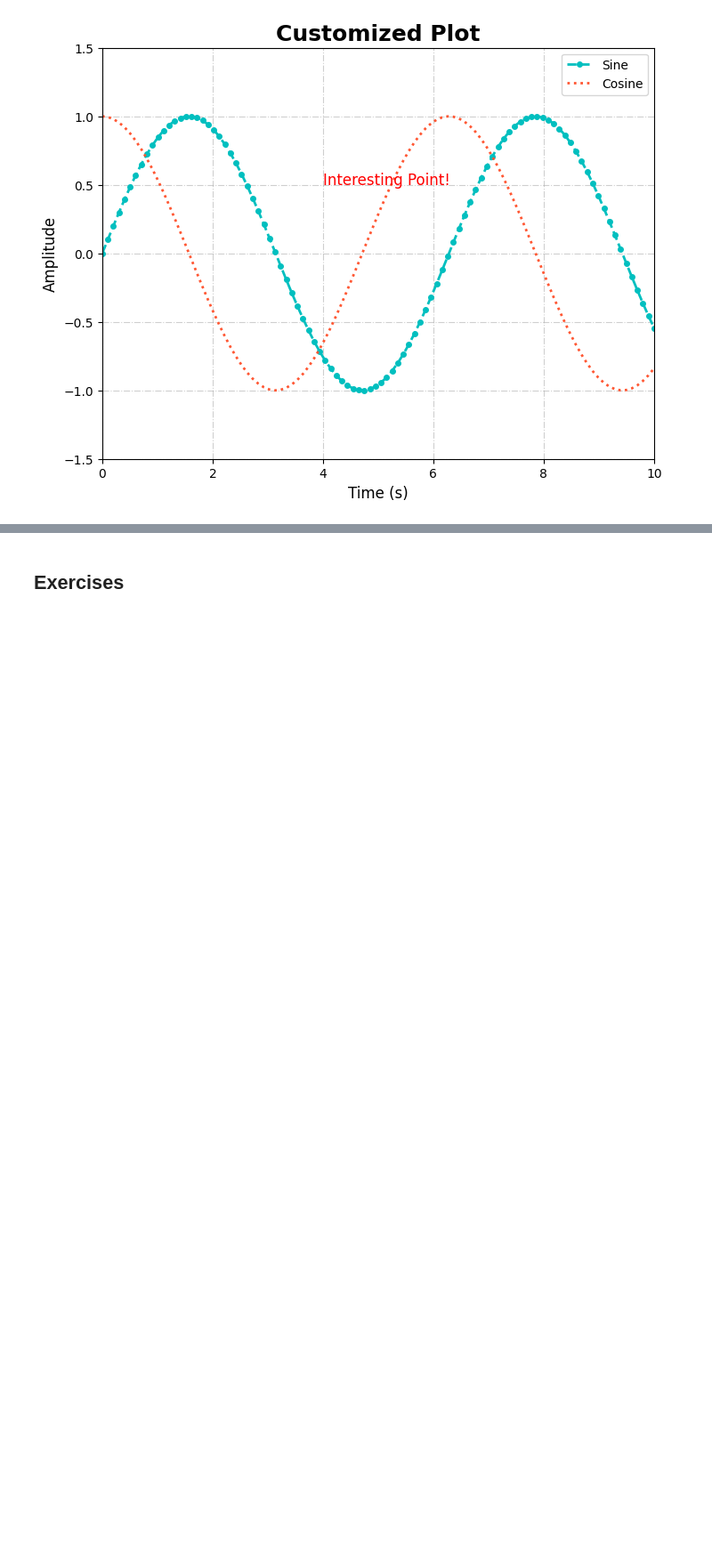
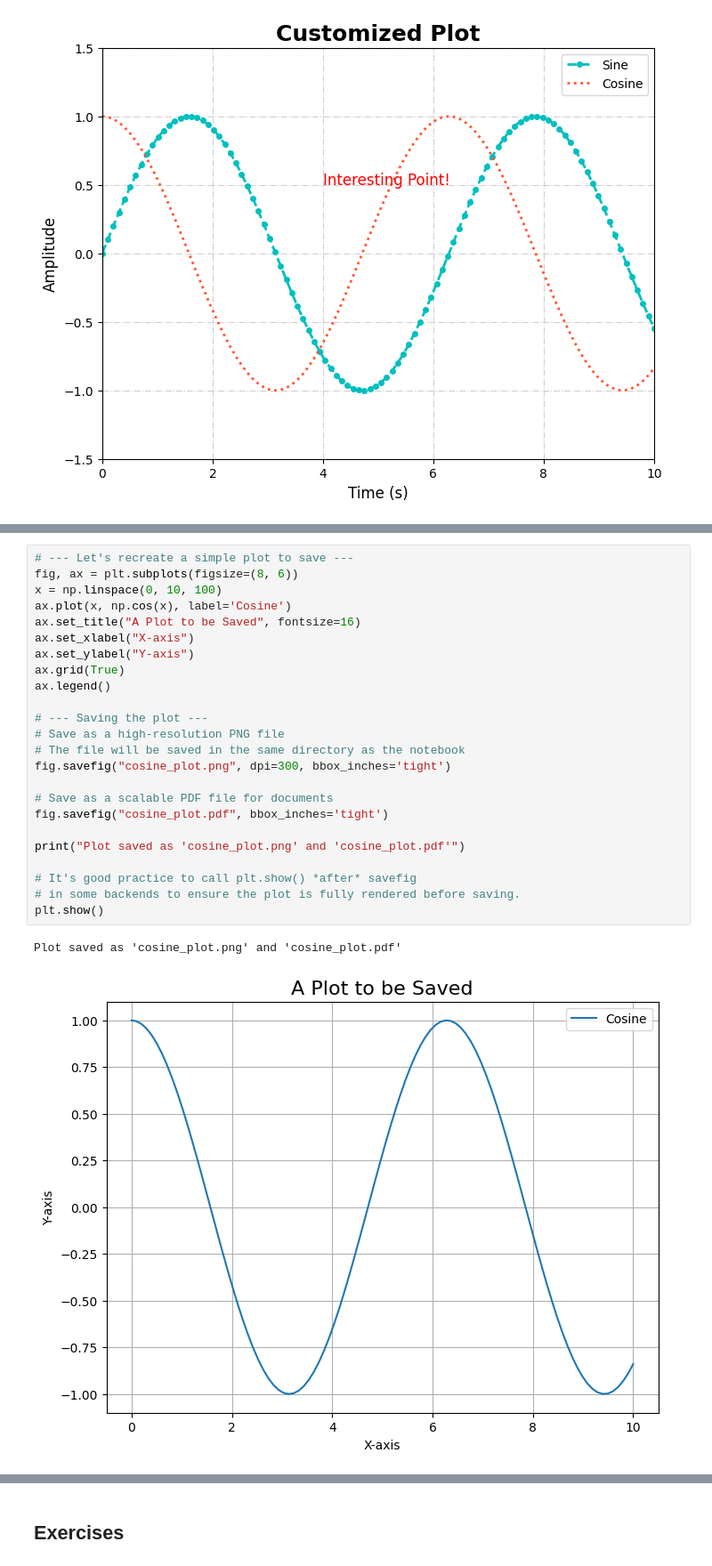
Before and after one commit to Riju-po/python_ds_mastery_journey, a Jupyter notebook: module_3_visualization/3.1.1_matplotlib_basics.ipynb, the cells around one changed output, grey strips where cells are left out. Shown: that part at 89% size. Cells and saved outputs as stored; diff of their text form; blank space fills up the shorter version.

Commit message:
Feat: Add sections on saving plots and 3D plotting to Matplotlib basics

```diff
--- a/module_3_visualization/3.1.1_matplotlib_basics.ipynb
+++ b/module_3_visualization/3.1.1_matplotlib_basics.ipynb
@@ -148,0 +160,27 @@ plt.show()
+# %%
+# --- Let's recreate a simple plot to save ---
+fig, ax = plt.subplots(figsize=(8, 6))
+x = np.linspace(0, 10, 100)
+ax.plot(x, np.cos(x), label='Cosine')
+ax.set_title("A Plot to be Saved", fontsize=16)
+ax.set_xlabel("X-axis")
+ax.set_ylabel("Y-axis")
+ax.grid(True)
+ax.legend()
+
+# --- Saving the plot ---
+# Save as a high-resolution PNG file
+# The file will be saved in the same directory as the notebook
+fig.savefig("cosine_plot.png", dpi=300, bbox_inches='tight')
+
+# Save as a scalable PDF file for documents
+fig.savefig("cosine_plot.pdf", bbox_inches='tight')
+
+print("Plot saved as 'cosine_plot.png' and 'cosine_plot.pdf'")
+
+# It's good practice to call plt.show() *after* savefig
+# in some backends to ensure the plot is fully rendered before saving.
+plt.show()
+# %% [output]
+Plot saved as 'cosine_plot.png' and 'cosine_plot.pdf'
+[figure, added]
```
Also changed, not shown: parts of 3 cells of this notebook.
